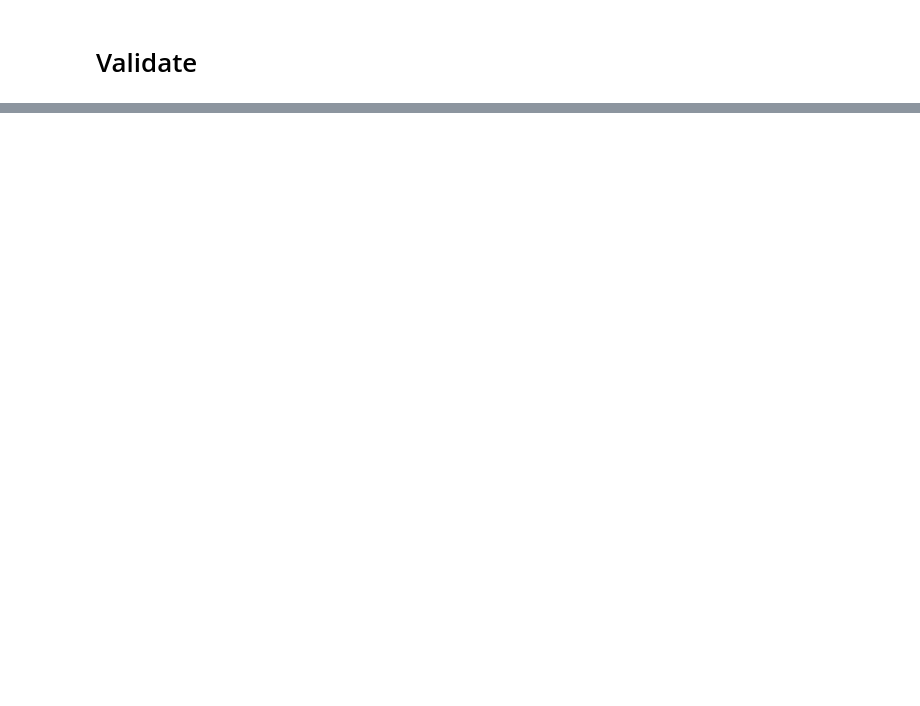
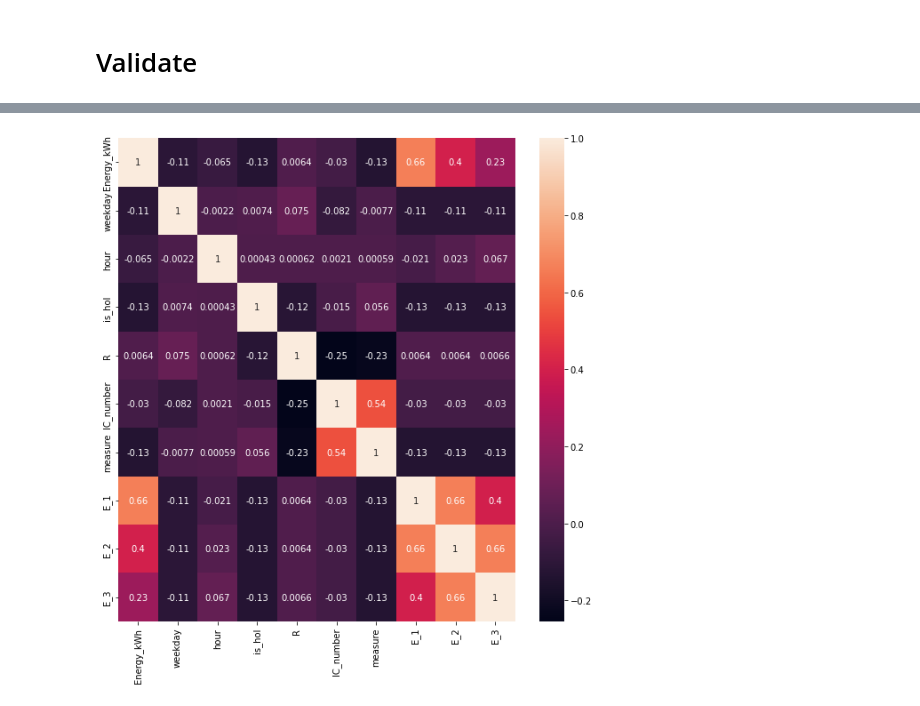
Before and after one commit to hancse/han_microgrid_lab, a Jupyter notebook: ChargingDemandPrediction/Untitled.ipynb, the cells around one changed output, grey strips where cells are left out. Drawn from its saved outputs; the diff is of its cells as text; code cells hidden in the pictures; blank space fills up the shorter version.

```diff
--- a/ChargingDemandPrediction/Untitled.ipynb
+++ b/ChargingDemandPrediction/Untitled.ipynb
@@ -229,0 +275,8 @@ plt.pylab.show()
+# %%
+Charge_hourly['E_1'] = Charge_hourly['Energy_kWh']
+Charge_hourly['E_2'] = Charge_hourly['Energy_kWh']
+Charge_hourly['E_3'] = Charge_hourly['Energy_kWh']
+Charge_hourly['E_1'] = Charge_hourly.E_1.shift(1)
+Charge_hourly['E_2'] = Charge_hourly.E_2.shift(2)
+Charge_hourly['E_3'] = Charge_hourly.E_3.shift(3)
+Charge_hourly
@@ -230 +300,3 @@ plt.pylab.show()
+# %%
+Charge_hourly = Charge_hourly.iloc[3:,:]
 # %%
@@ -315,0 +555,9 @@ plt.pyplot.show()
+# %%
+import seaborn as sn
+
+fig, ax = plt.pyplot.subplots(figsize=(10,10))
+corrMatrix = Charge_hourly.corr()
+sn.heatmap(corrMatrix, annot=True, ax=ax)
+plt.pyplot.show()
+# %% [output]
+[figure, added]
```
Also changed, not shown: parts of 30 cells of this notebook, 1 other file.
